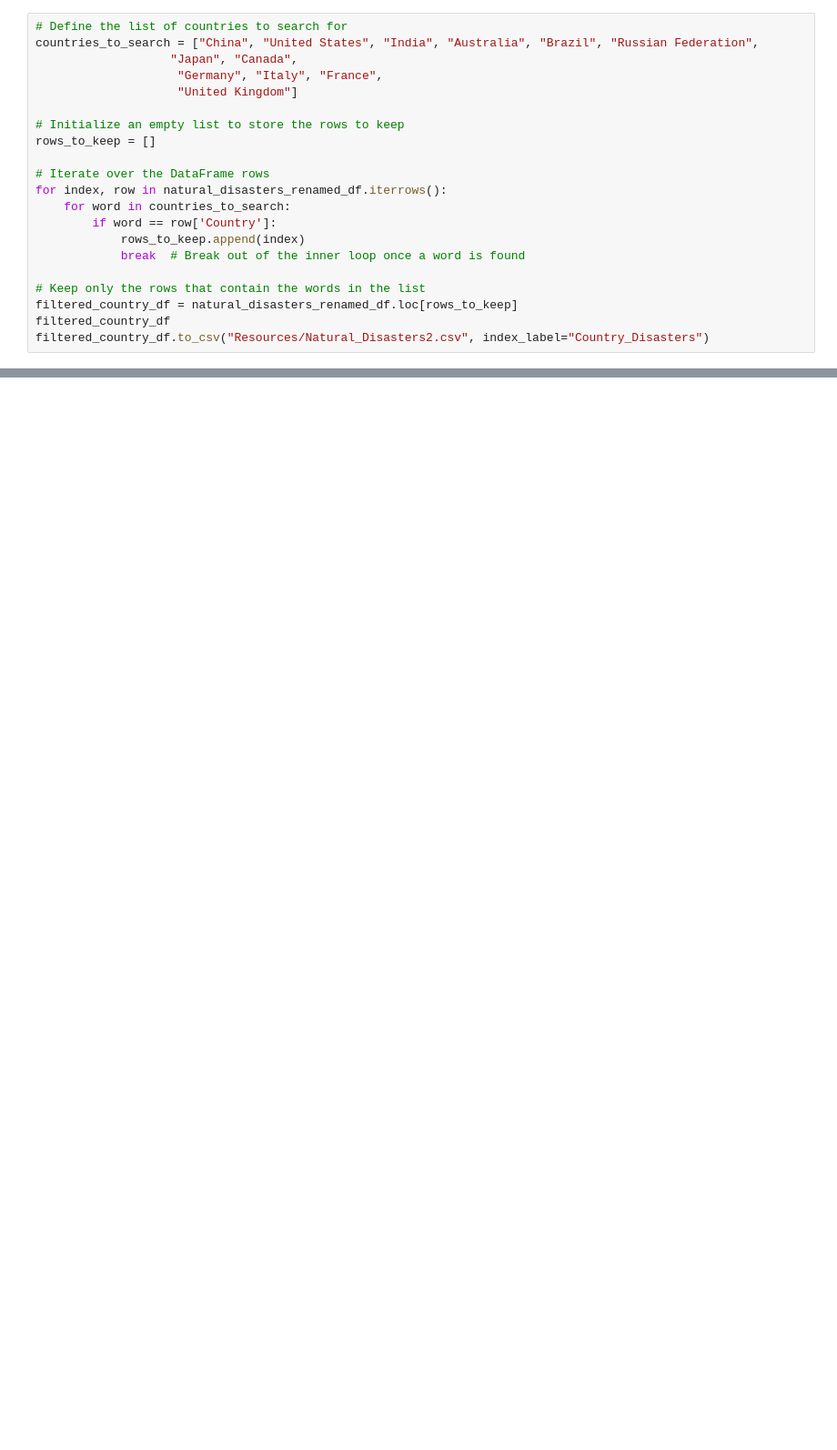
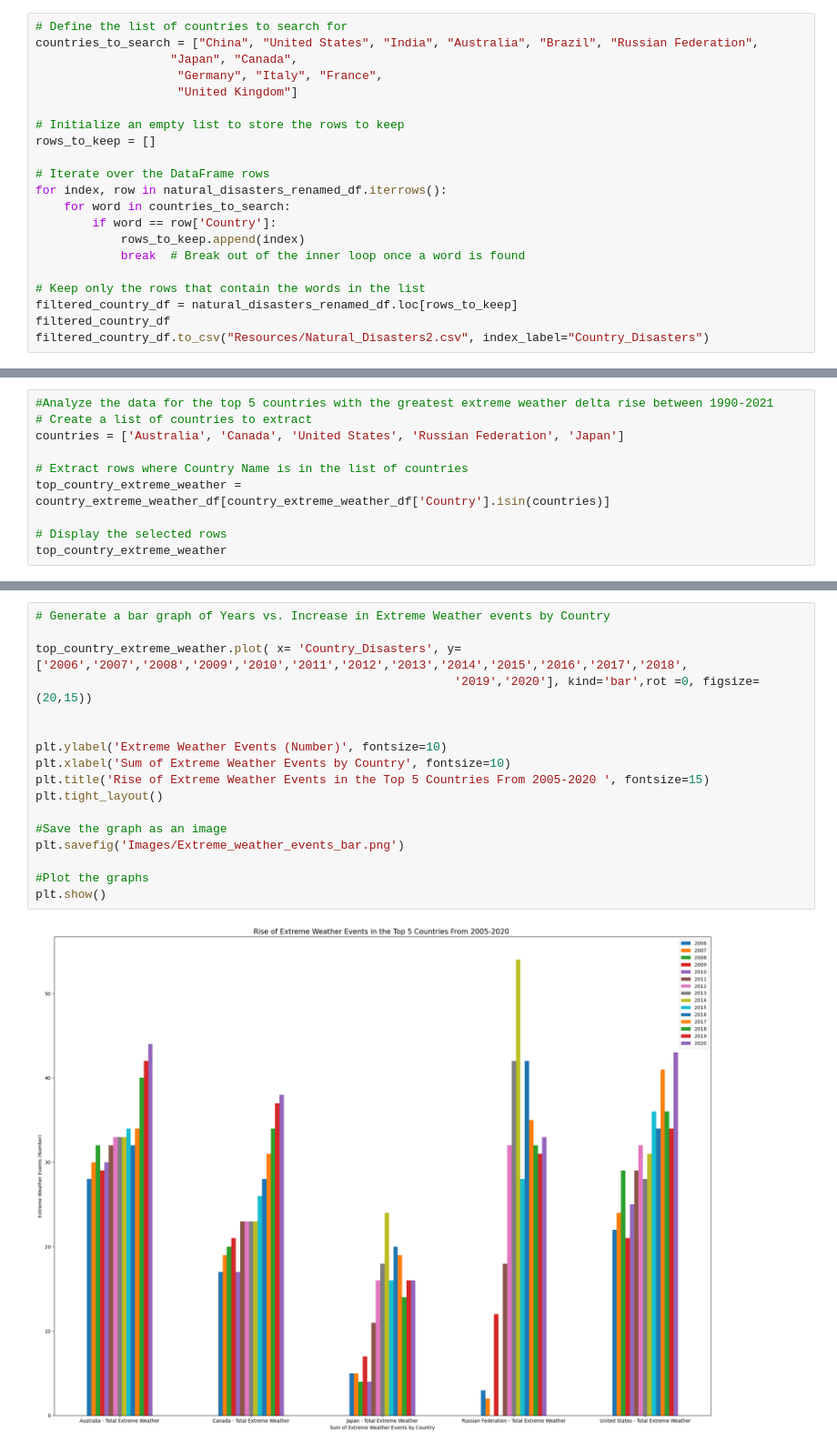
Before and after one commit to vivsarraf/Global-Warming, a Jupyter notebook: WeatherPatterns.ipynb, the cells around one changed output, grey strips where cells are left out. Shown at 91% size. Drawn from its saved outputs; the diff is of its cells as text; blank space fills up the shorter version.

```diff
--- a/WeatherPatterns.ipynb
+++ b/WeatherPatterns.ipynb
@@ -334,0 +274,10 @@ plt.show()
+# %%
+#Analyze the data for the top 5 countries with the greatest extreme weather delta rise between 1990-2021
+# Create a list of countries to extract
+countries = ['Australia', 'Canada', 'United States', 'Russian Federation', 'Japan']
+
+# Extract rows where Country Name is in the list of countries
+top_country_extreme_weather = country_extreme_weather_df[country_extreme_weather_df['Country'].isin(countries)]
+
+# Display the selected rows
+top_country_extreme_weather
@@ -334,0 +292,19 @@ plt.show()
+# %%
+# Generate a bar graph of Years vs. Increase in Extreme Weather events by Country
+
+top_country_extreme_weather.plot( x= 'Country_Disasters', y=['2006','2007','2008','2009','2010','2011','2012','2013','2014','2015','2016','2017','2018',
+                                                           '2019','2020'], kind='bar',rot =0, figsize=(20,15))
+
+
+plt.ylabel('Extreme Weather Events (Number)', fontsize=10)
+plt.xlabel('Sum of Extreme Weather Events by Country', fontsize=10)
+plt.title('Rise of Extreme Weather Events in the Top 5 Countries From 2005-2020 ', fontsize=15)
+plt.tight_layout()
+
+#Save the graph as an image
+plt.savefig('Images/Extreme_weather_events_bar.png')
+
+#Plot the graphs
+plt.show()
+# %% [output]
+[figure, added]
```
Also changed, not shown: parts of 19 cells of this notebook, 7 other files.
